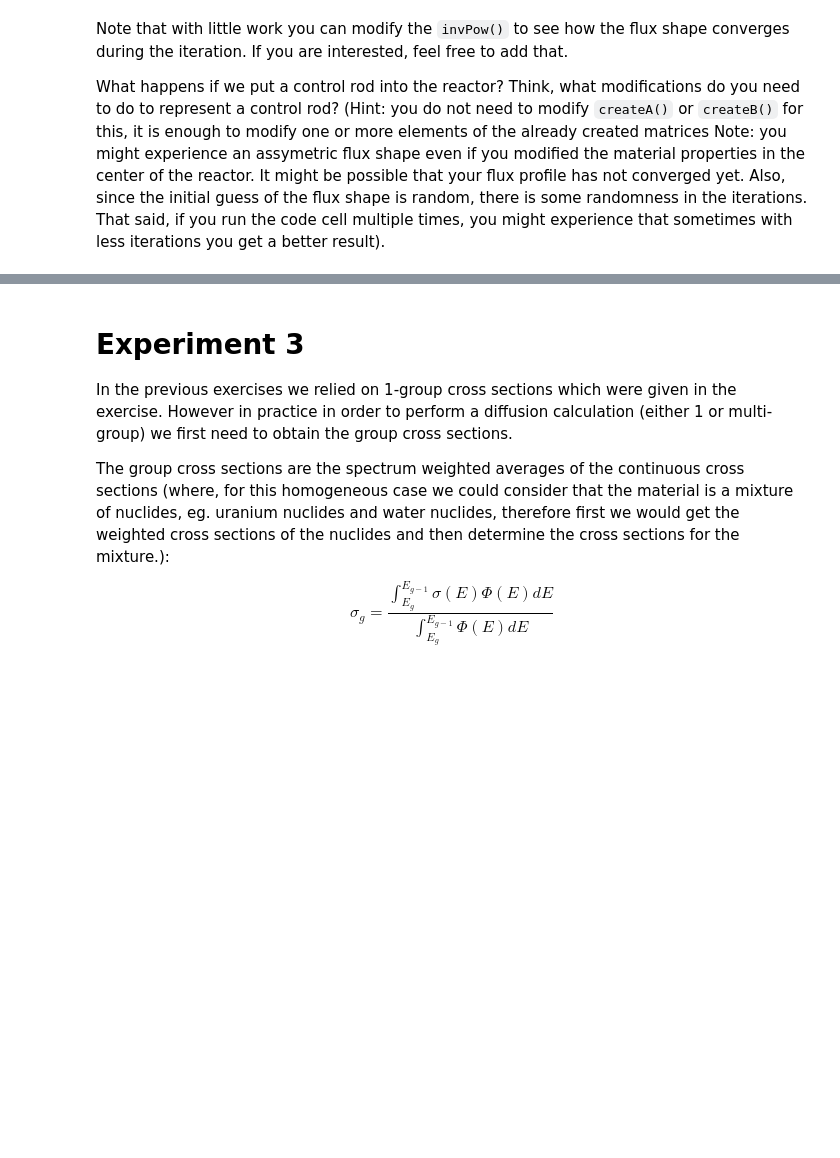
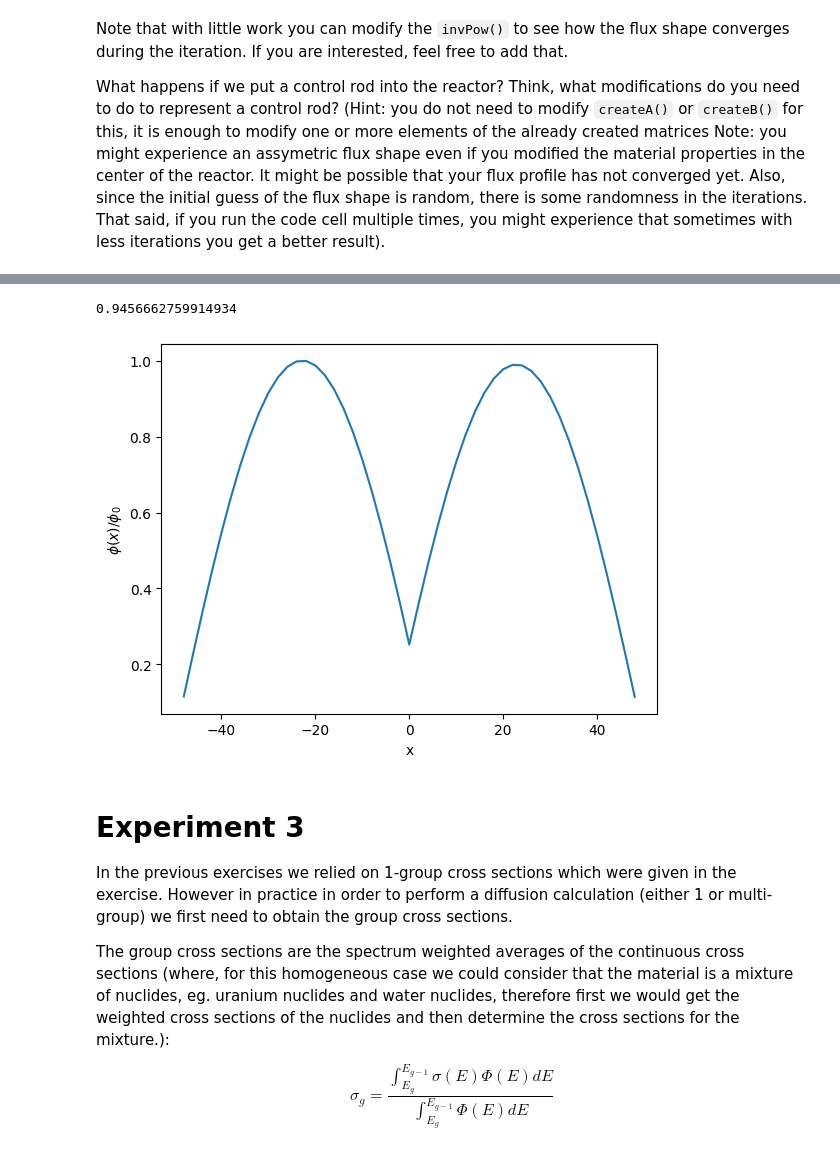
Before and after one commit to jeppeppej/RFP, a Jupyter notebook: Datalabs/Datalab07/7-NumericalDiffusion.ipynb, the cells around one changed output, grey strips where cells are left out. Cells and saved outputs as stored; diff of their text form; code cells hidden in the pictures; blank space fills up the shorter version.

```diff
--- a/Datalabs/Datalab07/7-NumericalDiffusion.ipynb
+++ b/Datalabs/Datalab07/7-NumericalDiffusion.ipynb
@@ -277,0 +311,3 @@ What happens if we put a control rod into the reactor? Think, what modifications
+# %%
+A=createA(Sigma_a,D,a,N)
+A
@@ -278,3 +322,18 @@ What happens if we put a control rod into the reactor? Think, what modifications
+# %%
+newSigma_a = 1
+A[int((N-1)/2),int((N-1)/2)]+=newSigma_a-Sigma_a
+# %%
+k,phi=invPow(A,B)
+
+print(k)
+plt.figure()
+plt.plot(x[1:-1],phi)
+plt.xlabel('x')
+plt.ylabel(r'$\phi(x)/\phi_0$')
+plt.show()
+# %% [output]
+0.9456662759914934
+[figure, added]
 # %% [markdown]
 # Experiment 3
 
```
Also changed, not shown: parts of 15 cells of this notebook.
